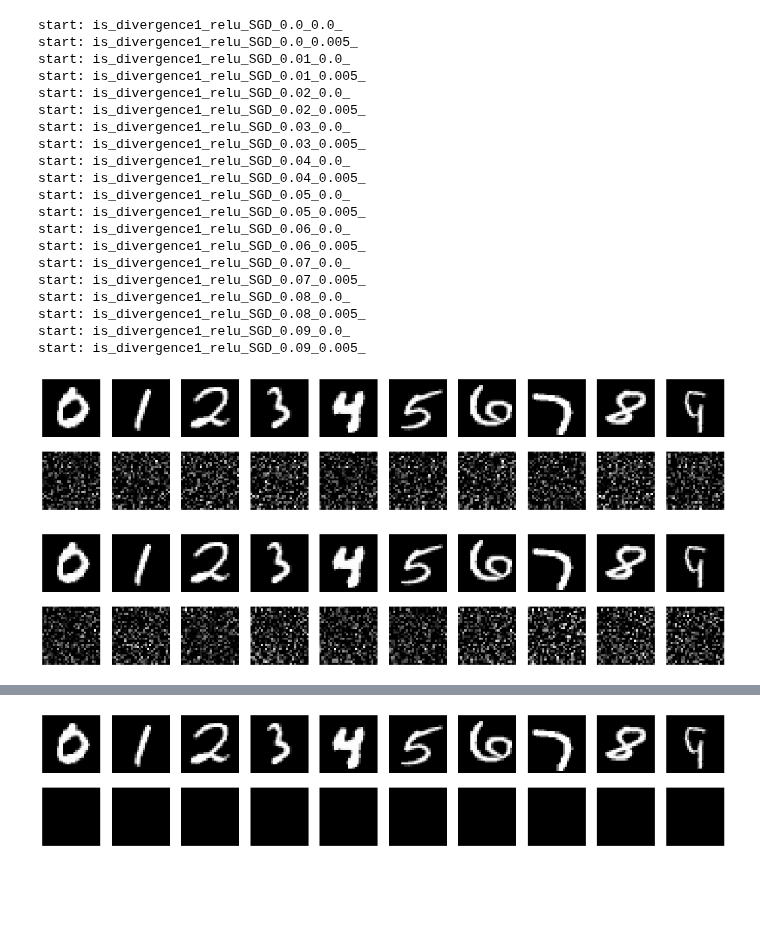
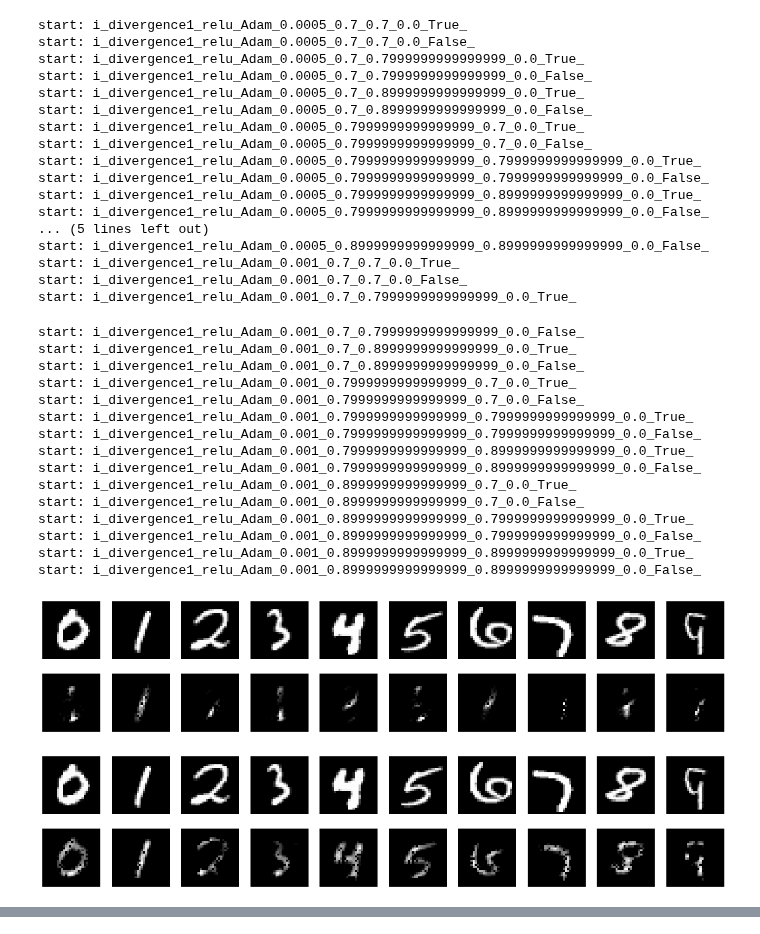
Before and after one commit to s1230038/autoencoder, a Jupyter notebook: AutoencoderForThesis.ipynb, the cells around one changed output, grey strips where cells are left out. Cells and saved outputs as stored; diff of their text form; code cells hidden in the pictures; blank space fills up the shorter version.

```diff
--- a/AutoencoderForThesis.ipynb
+++ b/AutoencoderForThesis.ipynb
@@ -72,14 +74,18 @@ lossfs = [losses.mean_squared_error, i_divergence1, i_divergence2, is_divergence
 acts = ["relu", "sigmoid"]
 opzs = ["SGD", "RMSprop", "Adagrad", "Adadelta", "Adam", "Adamax", "Nadam"]
 '''
-lossfs = [is_divergence1]
+lossfs = [i_divergence1]
 acts   = ["relu"]
-list1  = np.arange(0, 0.1, 0.01)
-list2  = np.arange(0, 0.01,0.005)
+list1  = [0.0005, 0.001]
+list2  = np.arange(0.7, 0.99, 0.1)
+list3  = np.arange(0.7, 0.999, 0.1)
+list4  = [0.0]
+list5  = [True, False]
 # ------------------------------------------
-for loss, dact, op1, op2 in product(lossfs, acts, list1, list2):
-  optimizer = optimizers.SGD(lr=op1, momentum=op2)
-  file_prefix = loss.__name__ + '_' + dact + '_' + optimizer.__class__.__name__ + '_'  + str(op1) + '_' + str(op2) + '_'
+for loss, dact, op1, op2, op3, op4, op5 in product(lossfs, acts, list1, list2, list3, list4, list5):
+  optimizer = optimizers.Adam(lr=op1, beta_1=op2, beta_2=op3, decay=op4, amsgrad=op5 )
+  file_prefix = (loss.__name__ + '_' + dact + '_' + optimizer.__class__.__name__ + '_'  +
+                str(op1) + '_' + str(op2) + '_' + str(op3) + '_' + str(op4) + '_' + str(op5) + '_')
   print("start: " + file_prefix )
   encoding_dim = 32
   input_img = Input(shape=(784,))
@@ -141,9 +144,10 @@ matplotlib.use('Agg')
 import matplotlib.pyplot as plt
 
 # ------------------------------------------
-for loss, dact, op1, op2 in product(lossfs, acts, list1, list2):
-  optimizer = optimizers.SGD(lr=op1, momentum=op2)
-  file_prefix = loss.__name__ + '_' + dact + '_' + optimizer.__class__.__name__ + '_'  + str(op1) + '_' + str(op2) + '_'
+for loss, dact, op1, op2, op3, op4, op5 in product(lossfs, acts, list1, list2, list3, list4, list5):
+  optimizer = optimizers.Adam(lr=op1, beta_1=op2, beta_2=op3, decay=op4, amsgrad=op5 )
+  file_prefix = (loss.__name__ + '_' + dact + '_' + optimizer.__class__.__name__ + '_'  +
+                str(op1) + '_' + str(op2) + '_' + str(op3) + '_' + str(op4) + '_' + str(op5) + '_')
   print("start: " + file_prefix )
   encoding_dim = 32
   input_img = Input(shape=(784,))
@@ -173,52 +177,64 @@ for loss, dact, op1, op2 in product(lossfs, acts, list1, list2):
 
       # 変換された画像を表示
       ax = plt.subplot(2, 10, label+1+10)
       plt.imshow(decoded_imgs[i].reshape(28, 28))
       plt.gray()
       ax.get_xaxis().set_visible(False)
       ax.get_yaxis().set_visible(False)
 
       label+=1
   #  plt.show() #show()するとファイルに保存できないことに注意。
   plt.savefig(file_prefix + 'numbers.png')
   autoencoder.reset_states()
 # %% [output]
 This call to matplotlib.use() has no effect because the backend has already
 been chosen; matplotlib.use() must be called *before* pylab, matplotlib.pyplot,
 or matplotlib.backends is imported for the first time.
 
 The backend was *originally* set to 'module://ipykernel.pylab.backend_inline' by the following code:
   File "/usr/lib/python3.6/runpy.py", line 193, in _run_module_as_main
     "__main__", mod_spec)
   File "/usr/lib/python3.6/runpy.py", line 85, in _run_code
     exec(code, run_globals)
   File "/usr/local/lib/python3.6/dist-packages/ipykernel_launcher.py", line 16, in <module>
     app.launch_new_instance()
   File "/usr/local/lib/python3.6/dist-packages/traitlets/config/application.py", line 657, in launch_instance
 ... (18 lines left out)
   File "/usr/lib/python3.6/importlib/__init__.py", line 166, in reload
     _bootstrap._exec(spec, module)
   File "/usr/local/lib/python3.6/dist-packages/matplotlib/backends/__init__.py", line 14, in <module>
     line for line in traceback.format_stack()
-start: is_divergence1_relu_SGD_0.0_0.0_
-start: is_divergence1_relu_SGD_0.0_0.005_
-start: is_divergence1_relu_SGD_0.01_0.0_
-start: is_divergence1_relu_SGD_0.01_0.005_
-start: is_divergence1_relu_SGD_0.02_0.0_
-start: is_divergence1_relu_SGD_0.02_0.005_
-start: is_divergence1_relu_SGD_0.03_0.0_
-start: is_divergence1_relu_SGD_0.03_0.005_
-start: is_divergence1_relu_SGD_0.04_0.0_
-start: is_divergence1_relu_SGD_0.04_0.005_
-start: is_divergence1_relu_SGD_0.05_0.0_
-start: is_divergence1_relu_SGD_0.05_0.005_
-start: is_divergence1_relu_SGD_0.06_0.0_
-start: is_divergence1_relu_SGD_0.06_0.005_
-start: is_divergence1_relu_SGD_0.07_0.0_
-start: is_divergence1_relu_SGD_0.07_0.005_
-start: is_divergence1_relu_SGD_0.08_0.0_
-start: is_divergence1_relu_SGD_0.08_0.005_
-start: is_divergence1_relu_SGD_0.09_0.0_
-start: is_divergence1_relu_SGD_0.09_0.005_
+start: i_divergence1_relu_Adam_0.0005_0.7_0.7_0.0_True_
+start: i_divergence1_relu_Adam_0.0005_0.7_0.7_0.0_False_
+start: i_divergence1_relu_Adam_0.0005_0.7_0.7999999999999999_0.0_True_
+start: i_divergence1_relu_Adam_0.0005_0.7_0.7999999999999999_0.0_False_
+start: i_divergence1_relu_Adam_0.0005_0.7_0.8999999999999999_0.0_True_
+start: i_divergence1_relu_Adam_0.0005_0.7_0.8999999999999999_0.0_False_
+start: i_divergence1_relu_Adam_0.0005_0.7999999999999999_0.7_0.0_True_
+start: i_divergence1_relu_Adam_0.0005_0.7999999999999999_0.7_0.0_False_
+start: i_divergence1_relu_Adam_0.0005_0.7999999999999999_0.7999999999999999_0.0_True_
+start: i_divergence1_relu_Adam_0.0005_0.7999999999999999_0.7999999999999999_0.0_False_
+start: i_divergence1_relu_Adam_0.0005_0.7999999999999999_0.8999999999999999_0.0_True_
+start: i_divergence1_relu_Adam_0.0005_0.7999999999999999_0.8999999999999999_0.0_False_
+... (5 lines left out)
+start: i_divergence1_relu_Adam_0.0005_0.8999999999999999_0.8999999999999999_0.0_False_
+start: i_divergence1_relu_Adam_0.001_0.7_0.7_0.0_True_
+start: i_divergence1_relu_Adam_0.001_0.7_0.7_0.0_False_
+start: i_divergence1_relu_Adam_0.001_0.7_0.7999999999999999_0.0_True_
+start: i_divergence1_relu_Adam_0.001_0.7_0.7999999999999999_0.0_False_
+start: i_divergence1_relu_Adam_0.001_0.7_0.8999999999999999_0.0_True_
+start: i_divergence1_relu_Adam_0.001_0.7_0.8999999999999999_0.0_False_
+start: i_divergence1_relu_Adam_0.001_0.7999999999999999_0.7_0.0_True_
+start: i_divergence1_relu_Adam_0.001_0.7999999999999999_0.7_0.0_False_
+start: i_divergence1_relu_Adam_0.001_0.7999999999999999_0.7999999999999999_0.0_True_
+start: i_divergence1_relu_Adam_0.001_0.7999999999999999_0.7999999999999999_0.0_False_
+start: i_divergence1_relu_Adam_0.001_0.7999999999999999_0.8999999999999999_0.0_True_
+start: i_divergence1_relu_Adam_0.001_0.7999999999999999_0.8999999999999999_0.0_False_
+start: i_divergence1_relu_Adam_0.001_0.8999999999999999_0.7_0.0_True_
+start: i_divergence1_relu_Adam_0.001_0.8999999999999999_0.7_0.0_False_
+start: i_divergence1_relu_Adam_0.001_0.8999999999999999_0.7999999999999999_0.0_True_
+start: i_divergence1_relu_Adam_0.001_0.8999999999999999_0.7999999999999999_0.0_False_
+start: i_divergence1_relu_Adam_0.001_0.8999999999999999_0.8999999999999999_0.0_True_
+start: i_divergence1_relu_Adam_0.001_0.8999999999999999_0.8999999999999999_0.0_False_
-[figure, old version]
+[figure, new version]
-[figure, old version]
+[figure, new version]
@@ -232 +247,0 @@ start: is_divergence1_relu_SGD_0.09_0.005_
-[figure, removed]
```
Also changed, not shown: parts of 4 cells of this notebook.
